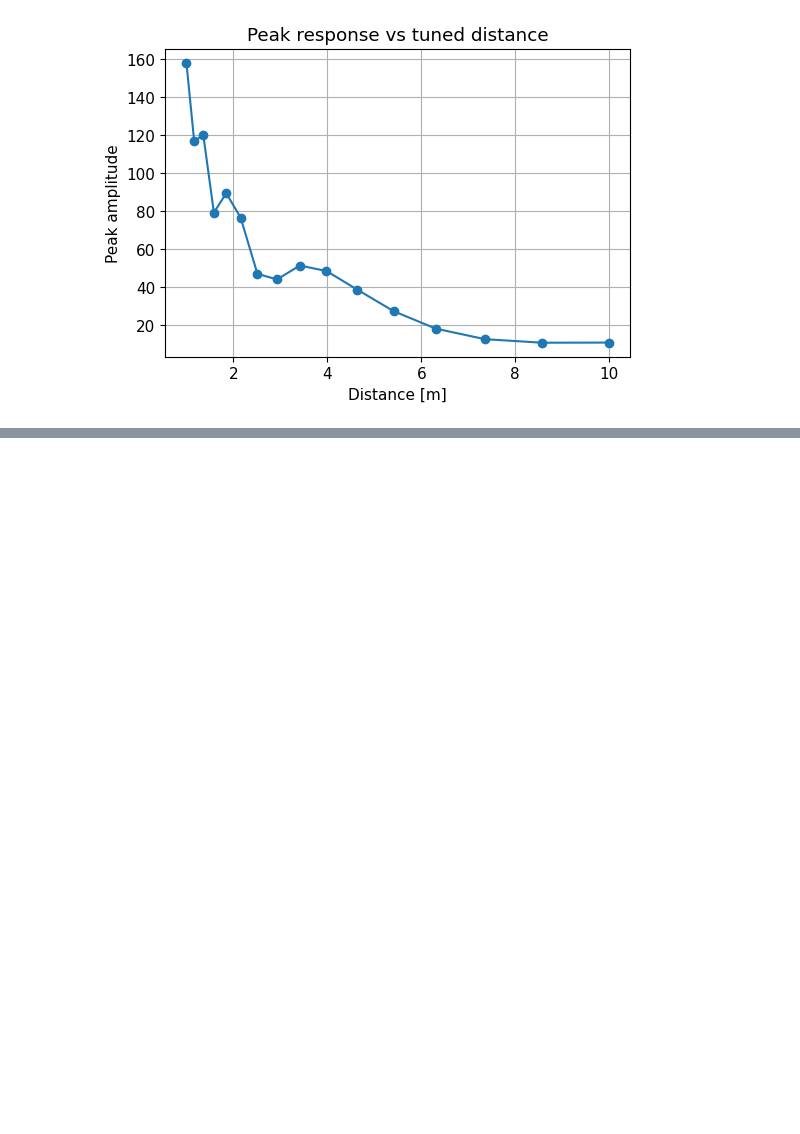
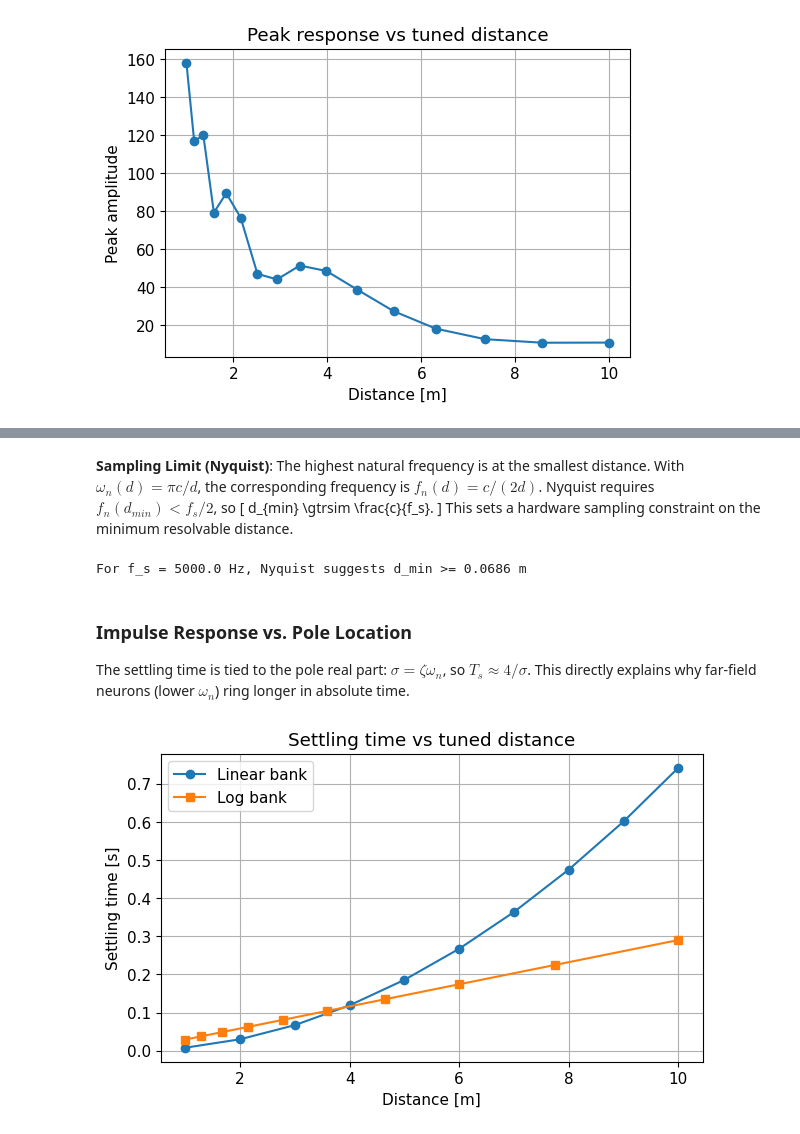
Before and after one commit to jackhenry02/Radar_SNN_2, a Jupyter notebook: theory/rf_control_theory.ipynb, the cells around one changed output, grey strips where cells are left out. Drawn from its saved outputs; the diff is of its cells as text; code cells hidden in the pictures; blank space fills up the shorter version.

```diff
--- a/theory/rf_control_theory.ipynb
+++ b/theory/rf_control_theory.ipynb
@@ -729,0 +884,40 @@ plt.show()
+# %% [markdown]
+**Sampling Limit (Nyquist)**: The highest natural frequency is at the smallest distance.
+With $\omega_n(d)=\pi c/d$, the corresponding frequency is $f_n(d)=c/(2d)$.
+Nyquist requires $f_n(d_{min}) < f_s/2$, so
+\[
+d_{min} \gtrsim \frac{c}{f_s}.
+\]
+This sets a hardware sampling constraint on the minimum resolvable distance.
+# %%
+# Nyquist-implied minimum distance for the chosen sampling rate
+d_min_nyquist = c / fs
+print(f'For f_s = {fs:.1f} Hz, Nyquist suggests d_min >= {d_min_nyquist:.4f} m')
+# %% [output]
+For f_s = 5000.0 Hz, Nyquist suggests d_min >= 0.0686 m
+# %% [markdown]
+### Impulse Response vs. Pole Location
+The settling time is tied to the pole real part: $\sigma = \zeta\omega_n$,
+so $T_s \approx 4/\sigma$. This directly explains why far-field neurons
+(lower $\omega_n$) ring longer in absolute time.
+# %%
+# Settling time vs distance for linear and log banks
+def settling_time(bank):
+    d = np.array([n['d'] for n in bank])
+    sigma = np.array([n['zeta'] * n['omega_n'] for n in bank])
+    ts = 4.0 / sigma
+    return d, ts
+
+d_lin, ts_lin = settling_time(linear_bank)
+d_log, ts_log = settling_time(log_bank)
+
+plt.figure(figsize=(7, 4))
+plt.plot(d_lin, ts_lin, marker='o', label='Linear bank')
+plt.plot(d_log, ts_log, marker='s', label='Log bank')
+plt.title('Settling time vs tuned distance')
+plt.xlabel('Distance [m]')
+plt.ylabel('Settling time [s]')
+plt.legend()
+plt.show()
+# %% [output]
+[figure, added]
```
Also changed, not shown: parts of 5 cells of this notebook.
